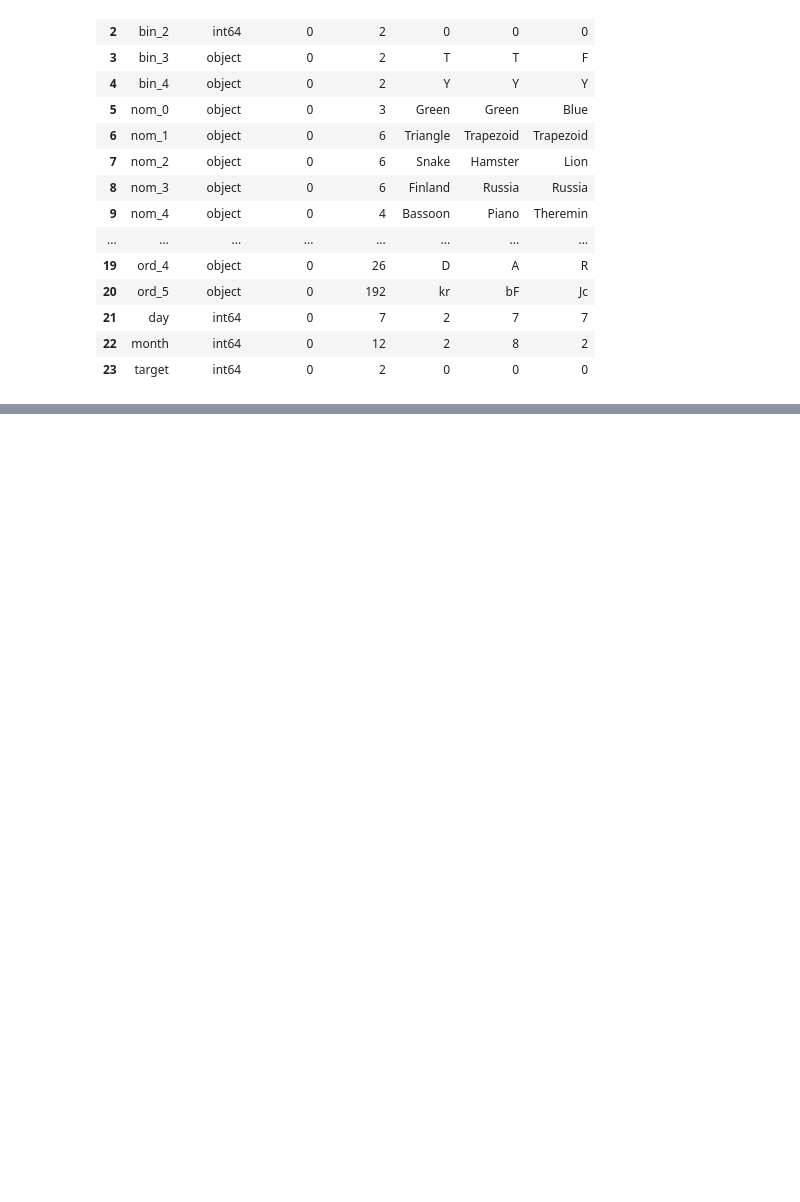
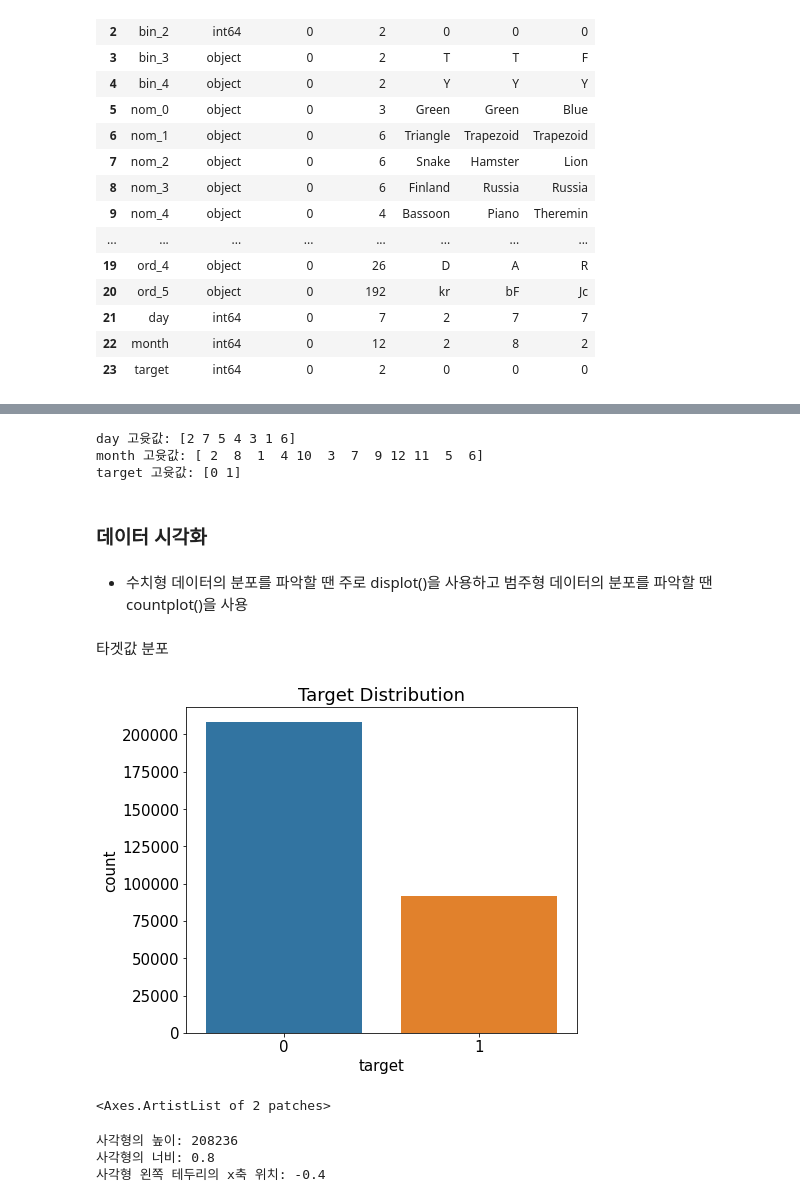
Before and after one commit to DrunkJin/Kaggle, a Jupyter notebook: categorical-feature-encoding-challenge-cocoyachi.ipynb, the cells around one changed output, grey strips where cells are left out. Saved outputs shown, nothing was run; the diff lists cells and outputs as text; code cells hidden in the pictures; blank space fills up the shorter version.

```diff
--- a/categorical-feature-encoding-challenge-cocoyachi.ipynb
+++ b/categorical-feature-encoding-challenge-cocoyachi.ipynb
@@ -89,0 +120,10 @@ resumetable(train)
+# %%
+print('day 고윳값:',train['day'].unique())
+print('month 고윳값:', train['month'].unique())
+print('target 고윳값:', train['target'].unique())
+# %% [output]
+day 고윳값: [2 7 5 4 3 1 6]
+month 고윳값: [ 2  8  1  4 10  3  7  9 12 11  5  6]
+target 고윳값: [0 1]
+# %% [markdown]
+### 데이터 시각화
@@ -89,0 +135,26 @@ resumetable(train)
+# %% [markdown]
+* 수치형 데이터의 분포를 파악할 땐 주로 displot()을 사용하고 범주형 데이터의 분포를 파악할 땐 countplot()을 사용
+# %% [markdown]
+타겟값 분포
+# %%
+mpl.rc('font', size=15) # 폰트 크기 설정
+plt.figure(figsize=(7, 6)) # Figure 크기 설정
+
+# 타겟값 분포 카운트플롯
+ax = sns.countplot(x='target', data=train)
+ax.set_title('Target Distribution');
+# %% [output]
+[figure, added]
+# %%
+print(ax.patches)
+# %% [output]
+<Axes.ArtistList of 2 patches>
+# %%
+rectangle = ax.patches[0] # 첫번째 Rectangle 객체
+print('사각형의 높이:', rectangle.get_height())
+print('사각형의 너비:', rectangle.get_width())
+print('사각형 왼쪽 테두리의 x축 위치:', rectangle.get_x())
+# %% [output]
+사각형의 높이: 208236
+사각형의 너비: 0.8
+사각형 왼쪽 테두리의 x축 위치: -0.4
```
Also changed, not shown: parts of 8 cells of this notebook.
